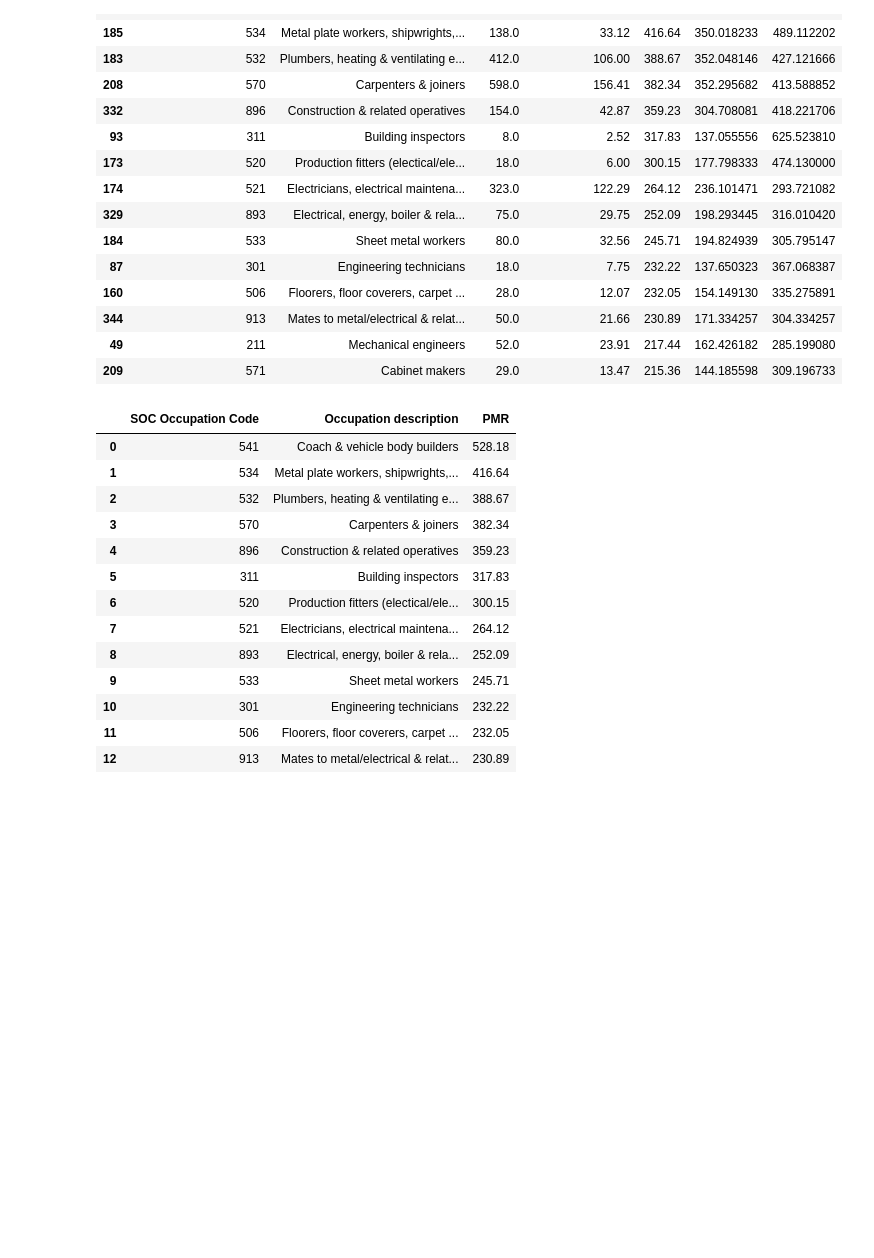
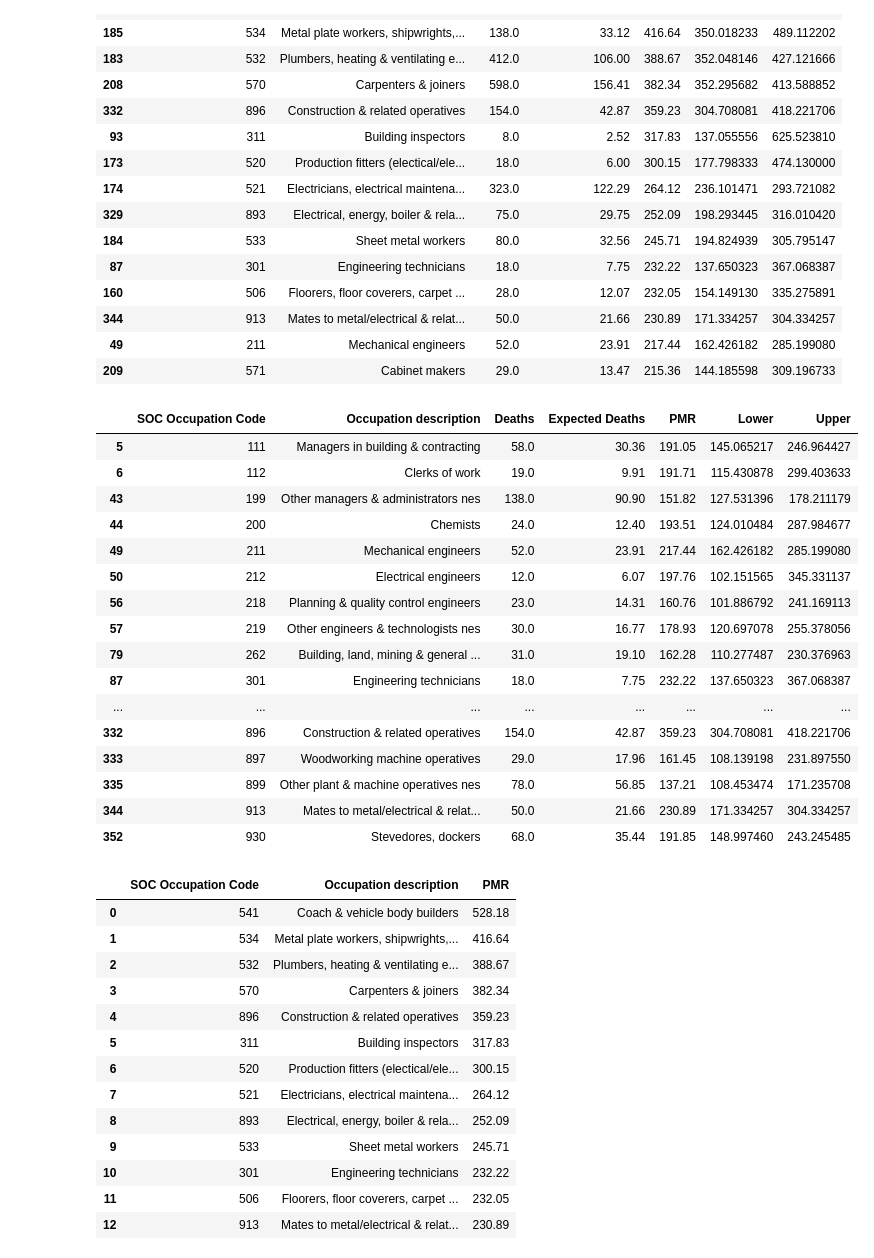
Before and after one commit to drcjar/ipfjes, a Jupyter notebook: notebooks/male-meso-pmr-1991-2000.ipynb, the cells around one changed output. Cells and saved outputs as stored; diff of their text form; code cells hidden in the pictures; blank space fills up the shorter version.

```diff
--- a/notebooks/male-meso-pmr-1991-2000.ipynb
+++ b/notebooks/male-meso-pmr-1991-2000.ipynb
@@ -36,6 +36,26 @@ df[df.Lower > 100].sort_values(by='PMR', ascending=False).head(15)
 | 344 | 913 | Mates to metal/electrical & relat... | 50.0 | 21.66 | 230.89 | 171.334257 | 304.334257 |
 | 49 | 211 | Mechanical engineers | 52.0 | 23.91 | 217.44 | 162.426182 | 285.199080 |
 | 209 | 571 | Cabinet makers | 29.0 | 13.47 | 215.36 | 144.185598 | 309.196733 |
+# %%
+df[df.Lower > 100]
+# %% [output]
+|  | SOC Occupation Code | Occupation description | Deaths | Expected Deaths | PMR | Lower | Upper |
+| 5 | 111 | Managers in building & contracting | 58.0 | 30.36 | 191.05 | 145.065217 | 246.964427 |
+| 6 | 112 | Clerks of work | 19.0 | 9.91 | 191.71 | 115.430878 | 299.403633 |
+| 43 | 199 | Other managers & administrators nes | 138.0 | 90.90 | 151.82 | 127.531396 | 178.211179 |
+| 44 | 200 | Chemists | 24.0 | 12.40 | 193.51 | 124.010484 | 287.984677 |
+| 49 | 211 | Mechanical engineers | 52.0 | 23.91 | 217.44 | 162.426182 | 285.199080 |
+| 50 | 212 | Electrical engineers | 12.0 | 6.07 | 197.76 | 102.151565 | 345.331137 |
+| 56 | 218 | Planning & quality control engineers | 23.0 | 14.31 | 160.76 | 101.886792 | 241.169113 |
+| 57 | 219 | Other engineers & technologists nes | 30.0 | 16.77 | 178.93 | 120.697078 | 255.378056 |
+| 79 | 262 | Building, land, mining & general ... | 31.0 | 19.10 | 162.28 | 110.277487 | 230.376963 |
+| 87 | 301 | Engineering technicians | 18.0 | 7.75 | 232.22 | 137.650323 | 367.068387 |
+| ... | ... | ... | ... | ... | ... | ... | ... |
+| 332 | 896 | Construction & related operatives | 154.0 | 42.87 | 359.23 | 304.708081 | 418.221706 |
+| 333 | 897 | Woodworking machine operatives | 29.0 | 17.96 | 161.45 | 108.139198 | 231.897550 |
+| 335 | 899 | Other plant & machine operatives nes | 78.0 | 56.85 | 137.21 | 108.453474 | 171.235708 |
+| 344 | 913 | Mates to metal/electrical & relat... | 50.0 | 21.66 | 230.89 | 171.334257 | 304.334257 |
+| 352 | 930 | Stevedores, dockers | 68.0 | 35.44 | 191.85 | 148.997460 | 243.245485 |
 # %%
 df1 = df[df.Lower > 100].sort_values(by='PMR', ascending=False).head(15)
 df1 = df1.reset_index()
```
Also changed, not shown: 4 other files.
